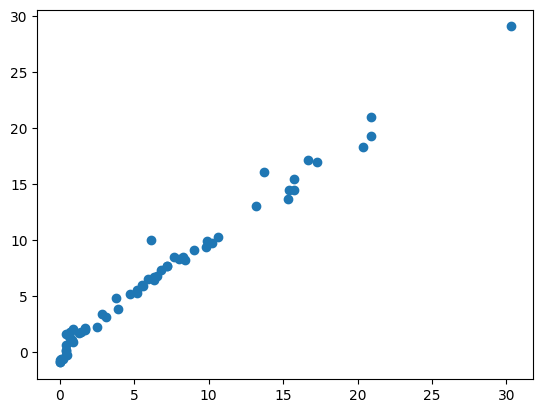
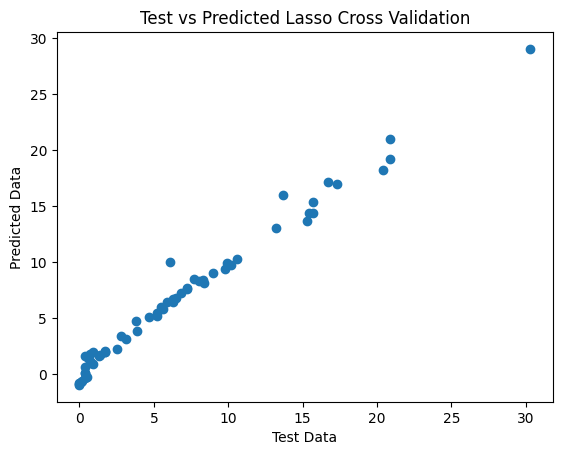
The notebook cell's code change between the first figure and the second:
--- before
+++ after
@@ -1,2 +1,6 @@
 y_pred = lassocv.predict(X_test_scaled)
 plt.scatter(y_test,y_pred)
+plt.xlabel("Test Data")
+plt.ylabel('Predicted Data')
+plt.title("Test vs Predicted Lasso Cross Validation")
+plt.savefig(r"images/Test_vs_Predicted_Lasso_CrossValidation.png")

Commit: update